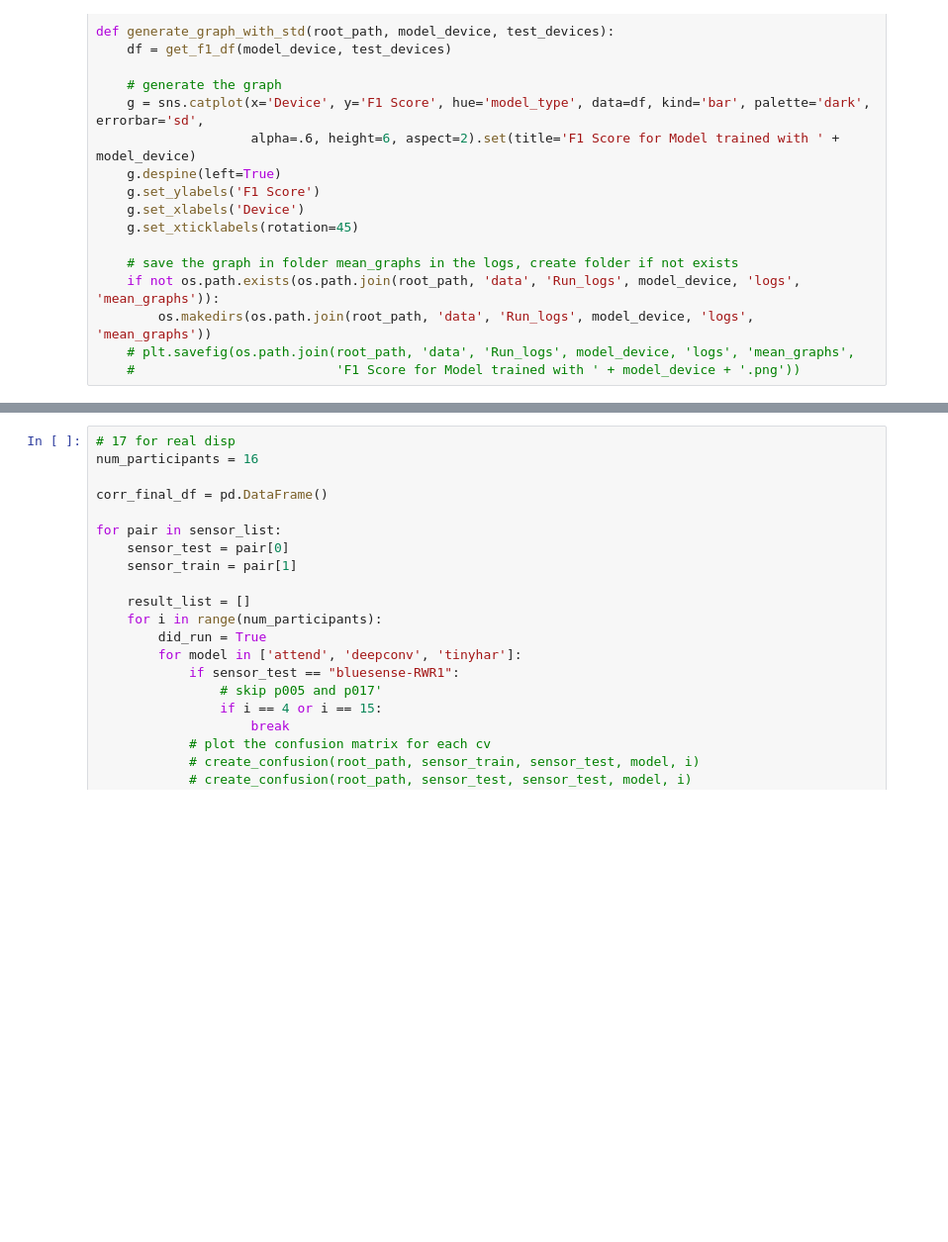
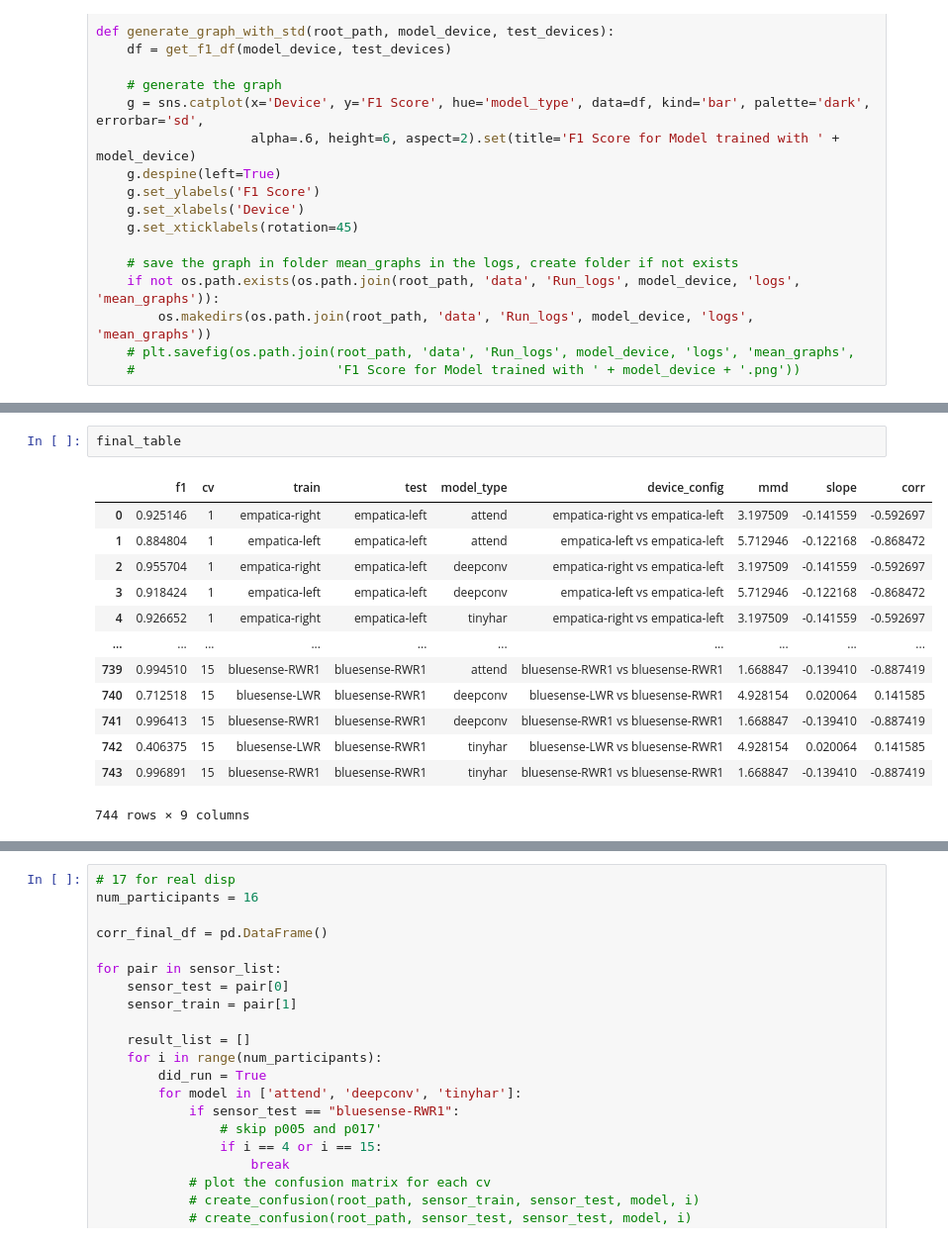
Before and after one commit to Gr33nMayhem/PERCOM_Variability_Research, a Jupyter notebook: notebooks/results_notebook/graph_creation_with_mmd.ipynb, the cells around one changed output, grey strips where cells are left out. Shown at 99% size. Cells and saved outputs as stored; diff of their text form; blank space fills up the shorter version.

```diff
--- a/notebooks/results_notebook/graph_creation_with_mmd.ipynb
+++ b/notebooks/results_notebook/graph_creation_with_mmd.ipynb
@@ -477,3 +497,19 @@ final_table.to_csv('full_data_with_corr_and_slope.csv')
+# %%
+final_table
+# %% [output]
+|  | f1 | cv | train | test | model_type | device_config | mmd | slope | corr |
+| 0 | 0.925146 | 1 | empatica-right | empatica-left | attend | empatica-right vs empatica-left | 3.197509 | -0.141559 | -0.592697 |
+| 1 | 0.884804 | 1 | empatica-left | empatica-left | attend | empatica-left vs empatica-left | 5.712946 | -0.122168 | -0.868472 |
+| 2 | 0.955704 | 1 | empatica-right | empatica-left | deepconv | empatica-right vs empatica-left | 3.197509 | -0.141559 | -0.592697 |
+| 3 | 0.918424 | 1 | empatica-left | empatica-left | deepconv | empatica-left vs empatica-left | 5.712946 | -0.122168 | -0.868472 |
+| 4 | 0.926652 | 1 | empatica-right | empatica-left | tinyhar | empatica-right vs empatica-left | 3.197509 | -0.141559 | -0.592697 |
+| ... | ... | ... | ... | ... | ... | ... | ... | ... | ... |
+| 739 | 0.994510 | 15 | bluesense-RWR1 | bluesense-RWR1 | attend | bluesense-RWR1 vs bluesense-RWR1 | 1.668847 | -0.139410 | -0.887419 |
+| 740 | 0.712518 | 15 | bluesense-LWR | bluesense-RWR1 | deepconv | bluesense-LWR vs bluesense-RWR1 | 4.928154 | 0.020064 | 0.141585 |
+| 741 | 0.996413 | 15 | bluesense-RWR1 | bluesense-RWR1 | deepconv | bluesense-RWR1 vs bluesense-RWR1 | 1.668847 | -0.139410 | -0.887419 |
+| 742 | 0.406375 | 15 | bluesense-LWR | bluesense-RWR1 | tinyhar | bluesense-LWR vs bluesense-RWR1 | 4.928154 | 0.020064 | 0.141585 |
+| 743 | 0.996891 | 15 | bluesense-RWR1 | bluesense-RWR1 | tinyhar | bluesense-RWR1 vs bluesense-RWR1 | 1.668847 | -0.139410 | -0.887419 |
+744 rows × 9 columns
 # %%
 # get a list of all device configurations
 unique_configs = final_table['device_config'].unique()
```
Also changed, not shown: parts of 4 cells of this notebook, 3 other files.
